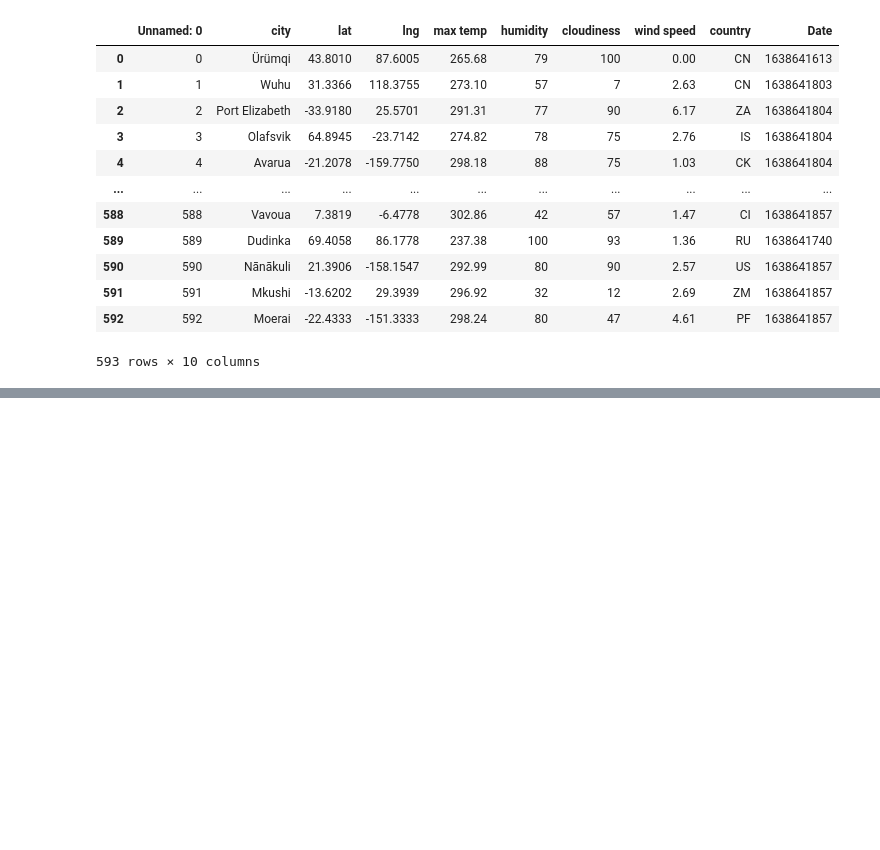
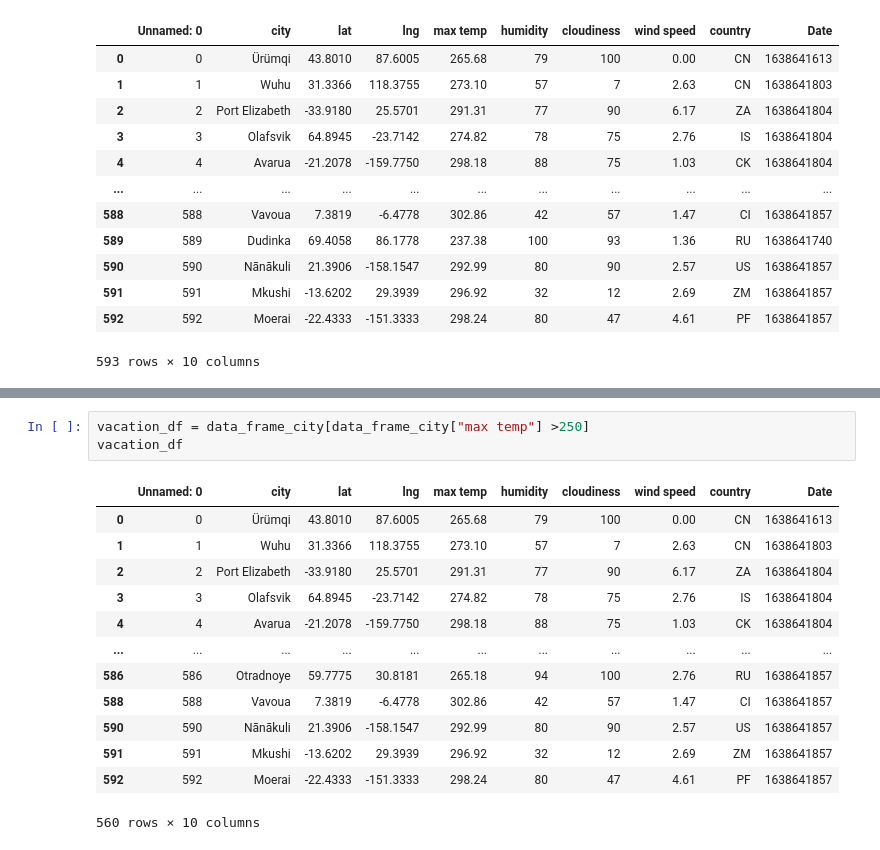
Before and after one commit to SS884/python-api-challenge, a Jupyter notebook: VacationPy.ipynb, the cells around one changed output, grey strips where cells are left out. Saved outputs shown, nothing was run; the diff lists cells and outputs as text; blank space fills up the shorter version.

```diff
--- a/VacationPy.ipynb
+++ b/VacationPy.ipynb
@@ -39,4 +39,21 @@ fig.add_layer(gmaps.heatmap_layer(locations, weights = data_frame_city["humidity
 fig
 # %% [output]
 [interactive output not drawn]
+# %%
+vacation_df = data_frame_city[data_frame_city["max temp"] >250]
+vacation_df
+# %% [output]
+|  | Unnamed: 0 | city | lat | lng | max temp | humidity | cloudiness | wind speed | country | Date |
+| 0 | 0 | Ürümqi | 43.8010 | 87.6005 | 265.68 | 79 | 100 | 0.00 | CN | 1638641613 |
+| 1 | 1 | Wuhu | 31.3366 | 118.3755 | 273.10 | 57 | 7 | 2.63 | CN | 1638641803 |
+| 2 | 2 | Port Elizabeth | -33.9180 | 25.5701 | 291.31 | 77 | 90 | 6.17 | ZA | 1638641804 |
+| 3 | 3 | Olafsvik | 64.8945 | -23.7142 | 274.82 | 78 | 75 | 2.76 | IS | 1638641804 |
+| 4 | 4 | Avarua | -21.2078 | -159.7750 | 298.18 | 88 | 75 | 1.03 | CK | 1638641804 |
+| ... | ... | ... | ... | ... | ... | ... | ... | ... | ... | ... |
+| 586 | 586 | Otradnoye | 59.7775 | 30.8181 | 265.18 | 94 | 100 | 2.76 | RU | 1638641857 |
+| 588 | 588 | Vavoua | 7.3819 | -6.4778 | 302.86 | 42 | 57 | 1.47 | CI | 1638641857 |
+| 590 | 590 | Nānākuli | 21.3906 | -158.1547 | 292.99 | 80 | 90 | 2.57 | US | 1638641857 |
+| 591 | 591 | Mkushi | -13.6202 | 29.3939 | 296.92 | 32 | 12 | 2.69 | ZM | 1638641857 |
+| 592 | 592 | Moerai | -22.4333 | -151.3333 | 298.24 | 80 | 47 | 4.61 | PF | 1638641857 |
+560 rows × 10 columns
 # %%
```
Also changed, not shown: parts of 6 cells of this notebook.
